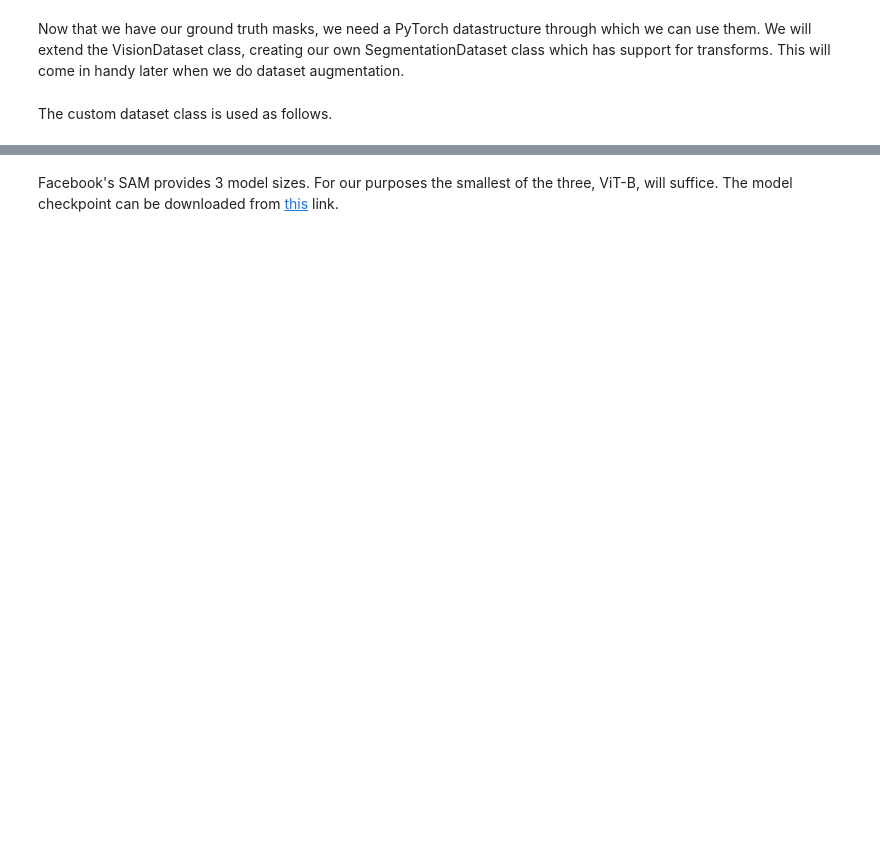
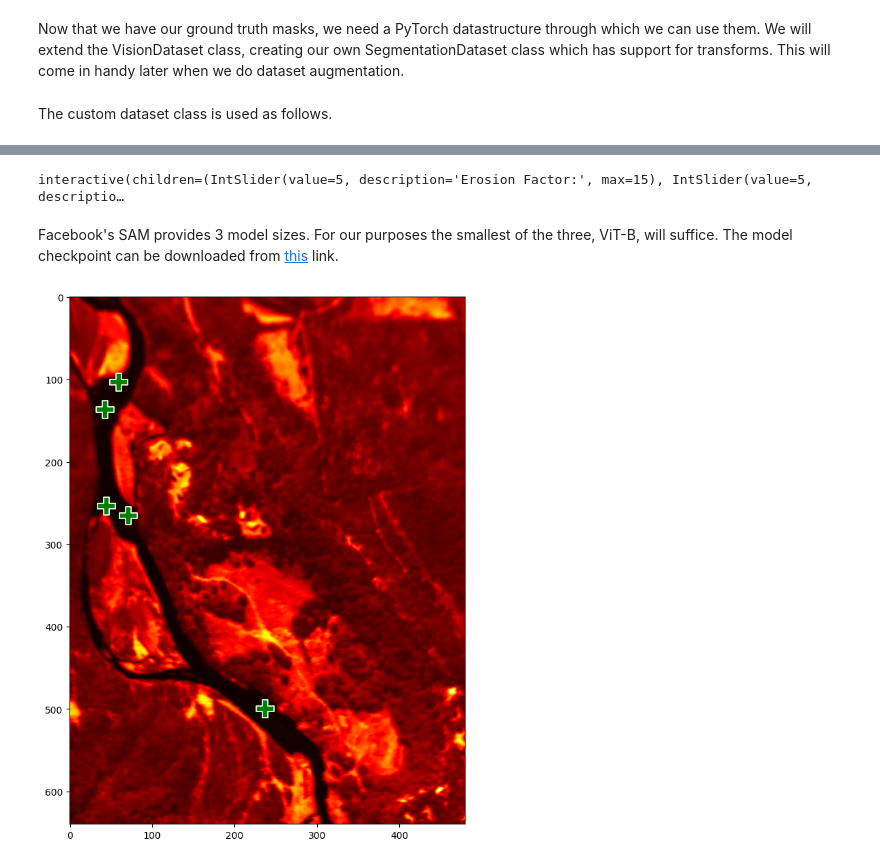
Before and after one commit to StefanTodoran/elwha-segmentation, a Jupyter notebook: book/chapters/masking.ipynb, the cells around one changed output, grey strips where cells are left out. Saved outputs shown, nothing was run; the diff lists cells and outputs as text; code cells hidden in the pictures; blank space fills up the shorter version.

```diff
--- a/book/chapters/masking.ipynb
+++ b/book/chapters/masking.ipynb
@@ -492,5 +495,65 @@ plt.show()
+# %%
+erode_slider = widgets.IntSlider(
+  value=5,
+  min=0, max=15, step=1,
+  description="Erosion Factor:",
+)
+points_slider = widgets.IntSlider(
+  value=5,
+  min=2, max=15, step=1,
+  description="Control Points:",
+)
+
+def getControlPoints(num_points = None, erosion_factor = None, give_erosion_mask = False):
+  if num_points is None:
+    num_points = points_slider.value
+  if erosion_factor is None:
+    erosion_factor = erode_slider.value
+
+  mask = getRoughRiverMask(datapoint)
+  binarized = mask > 1
+  eroded = multiErode(binarized, erosion_factor)
+
+  if give_erosion_mask:
+    return eroded, generateInputPointsFromMask(numPositive=num_points, positiveSrcMask=eroded)
+  return generateInputPointsFromMask(numPositive=num_points, positiveSrcMask=eroded)
+
+def updateControlPoints(erosion_factor, num_points, force_refresh):
+  eroded, (input_points, input_labels) = getControlPoints(num_points, erosion_factor, True)
+  figure, axes = plt.subplots(nrows=1, ncols=2, figsize=(10,10))
+
+  axes[0].imshow(eroded)
+  axes[1].imshow(image)
+  show_points(input_points, input_labels, axes[1])
+
+  plt.show()
+
+randomize_button = widgets.ToggleButton(
+  value=False,
+  description="Generate",
+  disabled=False,
+)
+
+interactive_plot = widgets.interactive(
+  updateControlPoints,
+  erosion_factor=erode_slider,
+  num_points=points_slider,
+  force_refresh=randomize_button
+)
+display(interactive_plot)
+# %% [output]
+interactive(children=(IntSlider(value=5, description='Erosion Factor:', max=15), IntSlider(value=5, descriptio…
 # %% [markdown]
 Facebook's SAM provides 3 model sizes. For our purposes the smallest of the three, ViT-B, will suffice. The model checkpoint can be downloaded from [this](https://github.com/facebookresearch/segment-anything#model-checkpoints) link.
+# %%
+input_points, input_labels = getControlPoints()
+
+plt.figure(figsize=(10,10))
+plt.imshow(image)
+show_points(input_points, input_labels, plt.gca())
+plt.show()
+# %% [output]
+[figure, added]
 # %%
 masks, scores, logits = predictor.predict(
   point_coords=input_points,
```
Also changed, not shown: parts of 27 cells of this notebook.
